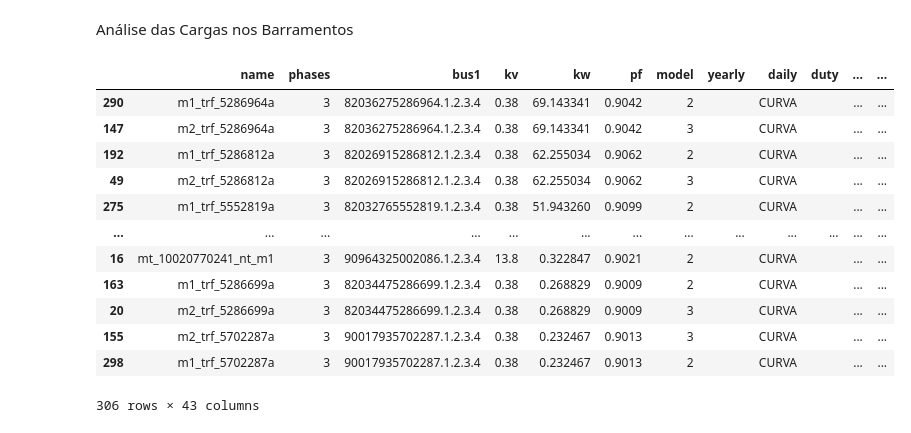
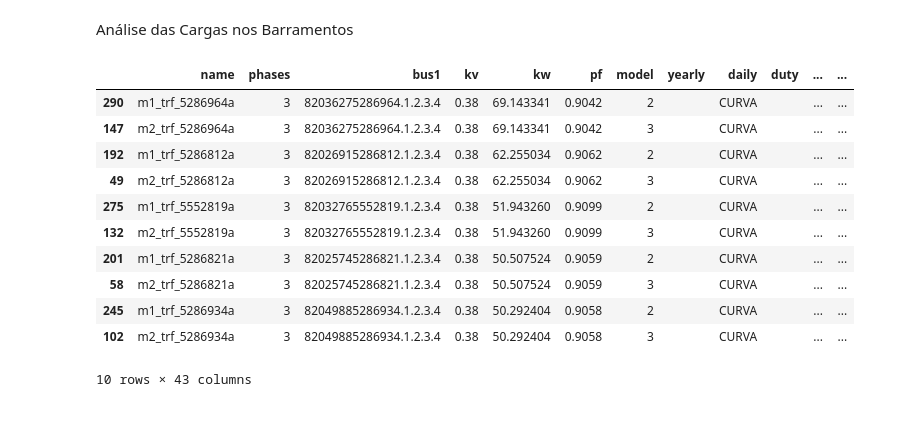
Before and after one commit to Ivanictor/Optimizer-OpenDSS, a Jupyter notebook: optimal_case.ipynb, the cells around one changed output. Drawn from its saved outputs; the diff is of its cells as text; code cells hidden in the pictures.

```diff
--- a/optimal_case.ipynb
+++ b/optimal_case.ipynb
@@ -267,21 +307,20 @@ Análise das Cargas nos Barramentos
 # %%
 loads_df = dss_tools.model.loads_df
 
 loads_df["kw"] = pd.to_numeric(loads_df["kw"], errors="coerce")
 loads_df = loads_df.sort_values(by='kw', ascending=False)
 
-display(loads_df)
+display(loads_df.head(10))
 # %% [output]
 |  | name | phases | bus1 | kv | kw | pf | model | yearly | daily | duty | ... | ... |
 | 290 | m1_trf_5286964a | 3 | 82036275286964.1.2.3.4 | 0.38 | 69.143341 | 0.9042 | 2 |  | CURVA |  | ... | ... |
 | 147 | m2_trf_5286964a | 3 | 82036275286964.1.2.3.4 | 0.38 | 69.143341 | 0.9042 | 3 |  | CURVA |  | ... | ... |
 | 192 | m1_trf_5286812a | 3 | 82026915286812.1.2.3.4 | 0.38 | 62.255034 | 0.9062 | 2 |  | CURVA |  | ... | ... |
 | 49 | m2_trf_5286812a | 3 | 82026915286812.1.2.3.4 | 0.38 | 62.255034 | 0.9062 | 3 |  | CURVA |  | ... | ... |
 | 275 | m1_trf_5552819a | 3 | 82032765552819.1.2.3.4 | 0.38 | 51.943260 | 0.9099 | 2 |  | CURVA |  | ... | ... |
-| ... | ... | ... | ... | ... | ... | ... | ... | ... | ... | ... | ... | ... |
-| 16 | mt_10020770241_nt_m1 | 3 | 90964325002086.1.2.3.4 | 13.8 | 0.322847 | 0.9021 | 2 |  | CURVA |  | ... | ... |
-| 163 | m1_trf_5286699a | 3 | 82034475286699.1.2.3.4 | 0.38 | 0.268829 | 0.9009 | 2 |  | CURVA |  | ... | ... |
-| 20 | m2_trf_5286699a | 3 | 82034475286699.1.2.3.4 | 0.38 | 0.268829 | 0.9009 | 3 |  | CURVA |  | ... | ... |
-| 155 | m2_trf_5702287a | 3 | 90017935702287.1.2.3.4 | 0.38 | 0.232467 | 0.9013 | 3 |  | CURVA |  | ... | ... |
-| 298 | m1_trf_5702287a | 3 | 90017935702287.1.2.3.4 | 0.38 | 0.232467 | 0.9013 | 2 |  | CURVA |  | ... | ... |
+| 132 | m2_trf_5552819a | 3 | 82032765552819.1.2.3.4 | 0.38 | 51.943260 | 0.9099 | 3 |  | CURVA |  | ... | ... |
+| 201 | m1_trf_5286821a | 3 | 82025745286821.1.2.3.4 | 0.38 | 50.507524 | 0.9059 | 2 |  | CURVA |  | ... | ... |
+| 58 | m2_trf_5286821a | 3 | 82025745286821.1.2.3.4 | 0.38 | 50.507524 | 0.9059 | 3 |  | CURVA |  | ... | ... |
+| 245 | m1_trf_5286934a | 3 | 82049885286934.1.2.3.4 | 0.38 | 50.292404 | 0.9058 | 2 |  | CURVA |  | ... | ... |
+| 102 | m2_trf_5286934a | 3 | 82049885286934.1.2.3.4 | 0.38 | 50.292404 | 0.9058 | 3 |  | CURVA |  | ... | ... |
-306 rows × 43 columns
+10 rows × 43 columns
```
Also changed, not shown: parts of 2 cells of this notebook, 5 other files.
